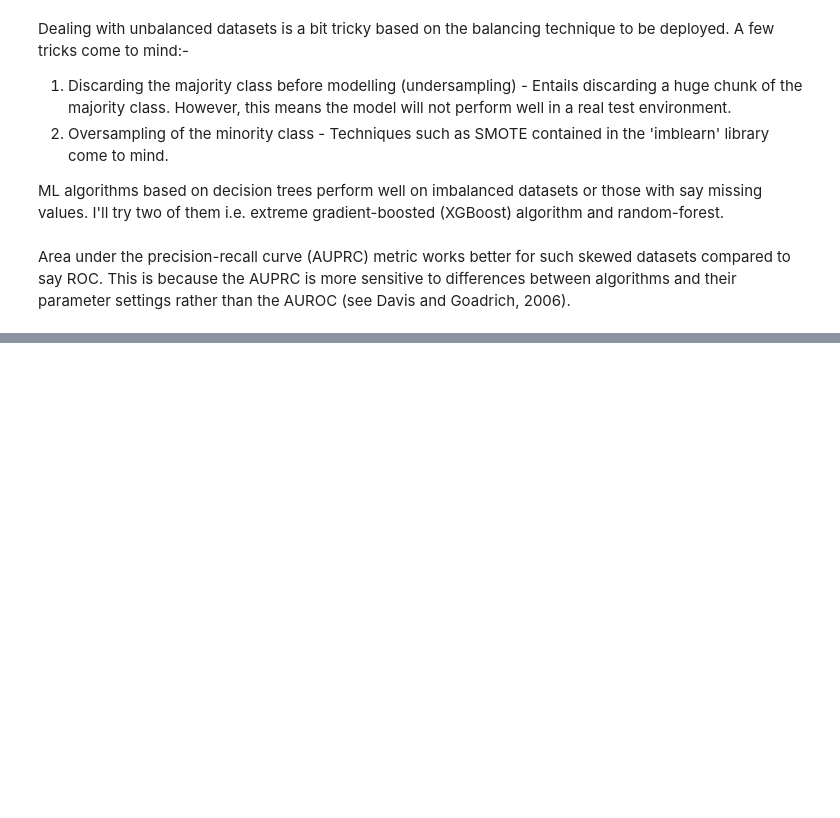
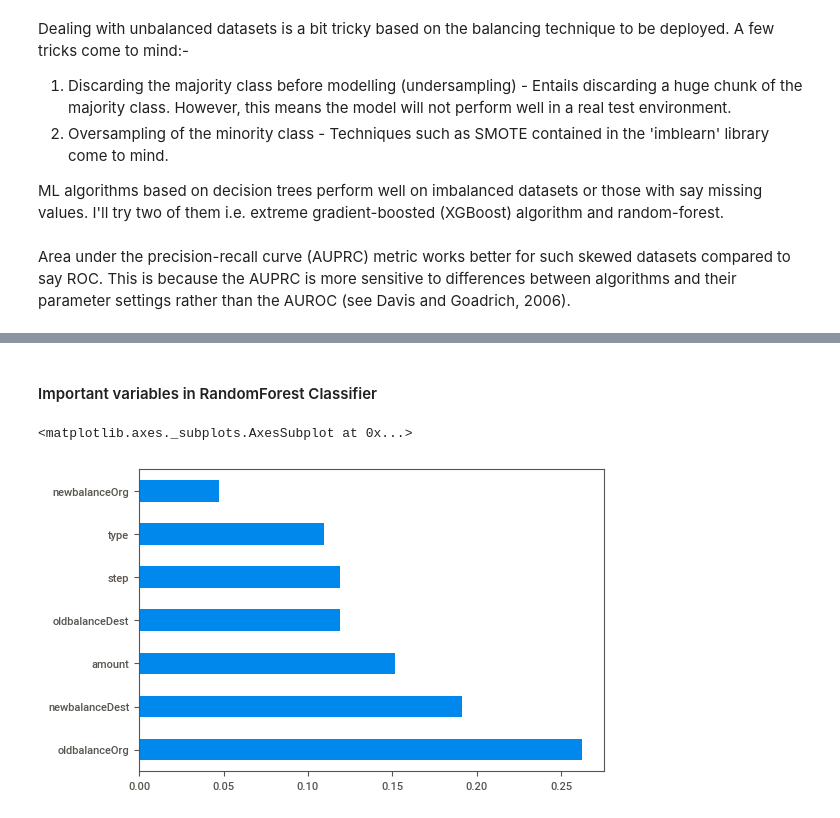
Before and after one commit to wandabwa2004/Fraud_Analytics, a Jupyter notebook: Fraud Detection .ipynb, the cells around one changed output, grey strips where cells are left out. Saved outputs shown, nothing was run; the diff lists cells and outputs as text; code cells hidden in the pictures; blank space fills up the shorter version.

```diff
--- a/Fraud Detection .ipynb
+++ b/Fraud Detection .ipynb
@@ -287,0 +333,8 @@ print('AUPRC = {}'.format(average_precision_score(testY,probabilities[:, 1])))
+# %% [markdown]
+#### Important variables in RandomForest Classifier
+# %%
+feat_importances = pd.Series(clf_rf.feature_importances_, index=trainX.columns)
+feat_importances.nlargest(7).plot(kind='barh')
+# %% [output]
+<matplotlib.axes._subplots.AxesSubplot at 0x...>
+[figure, added]
```
Also changed, not shown: parts of 16 cells of this notebook.
